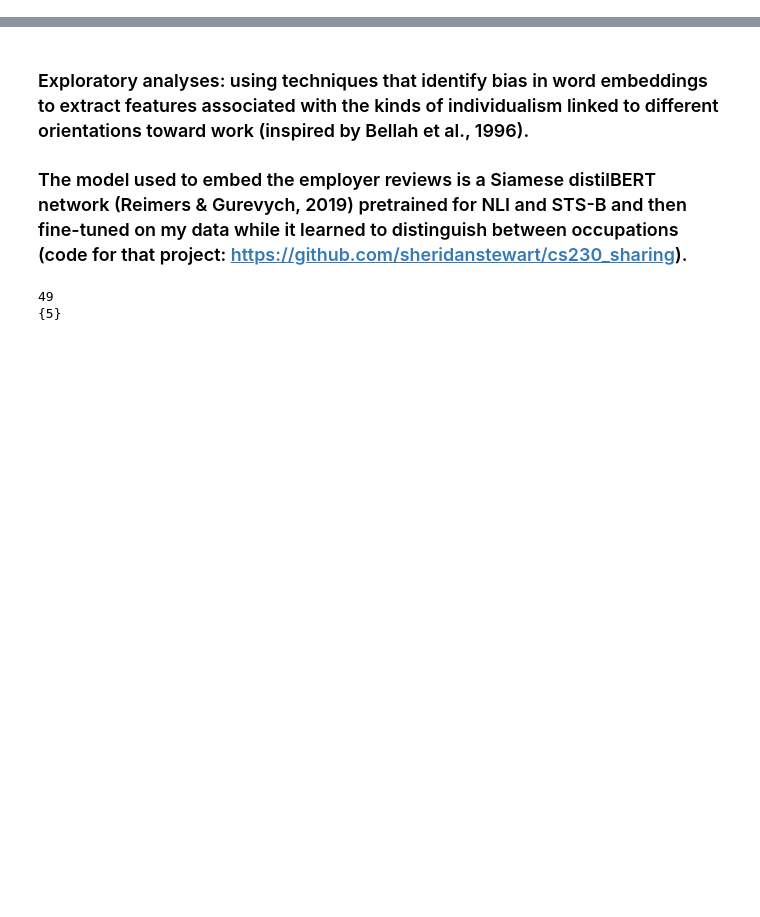
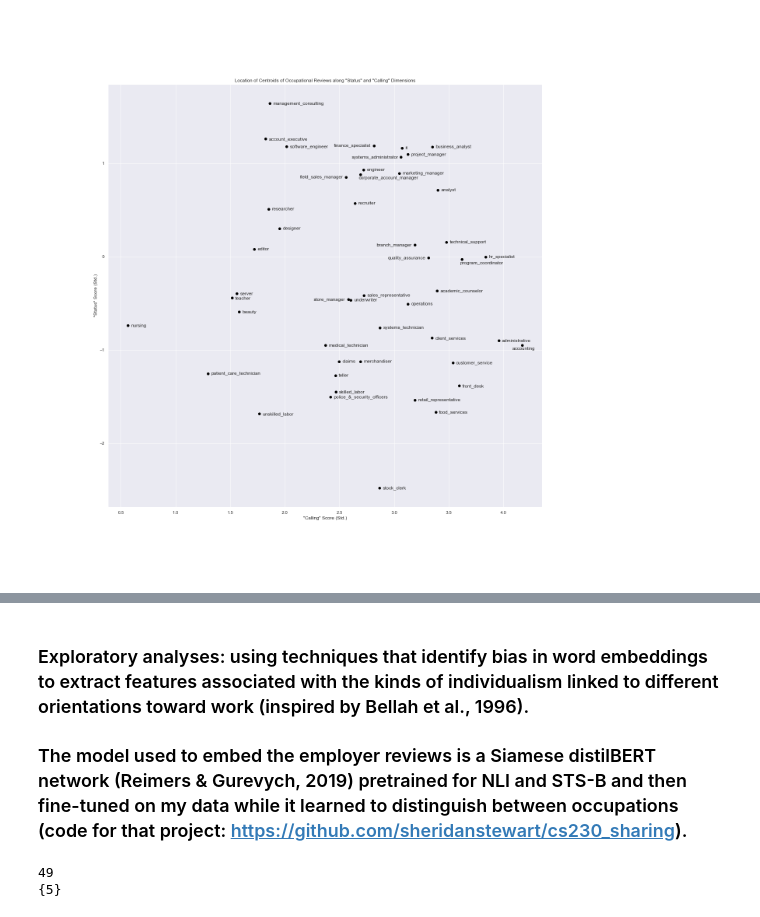
Before and after one commit to sheridanstewart/work_orientations_exploratory, a Jupyter notebook: work_orientations_prototyping.ipynb, the cells around one changed output, grey strips where cells are left out. Saved outputs shown, nothing was run; the diff lists cells and outputs as text; code cells hidden in the pictures; blank space fills up the shorter version.

```diff
--- a/work_orientations_prototyping.ipynb
+++ b/work_orientations_prototyping.ipynb
@@ -15,3 +15,7 @@ from sklearn.decomposition import PCA
 from sklearn.metrics.pairwise import cosine_similarity
 
 sns.set_theme(style="darkgrid")
+# %%
+Image(filename="occ_cent_dist.png")
+# %% [output]
+[figure, added]
```
Also changed, not shown: parts of 14 cells of this notebook.
